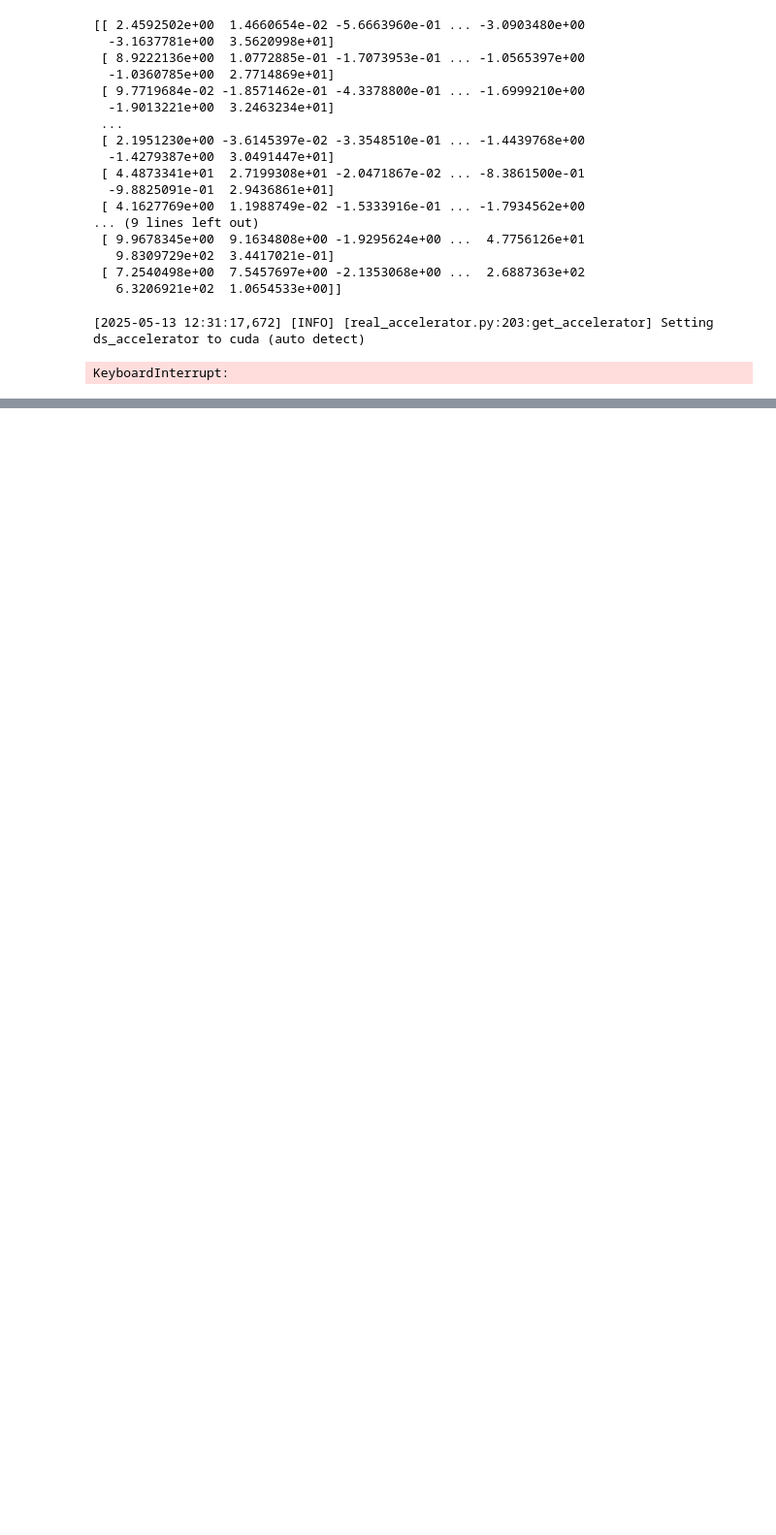
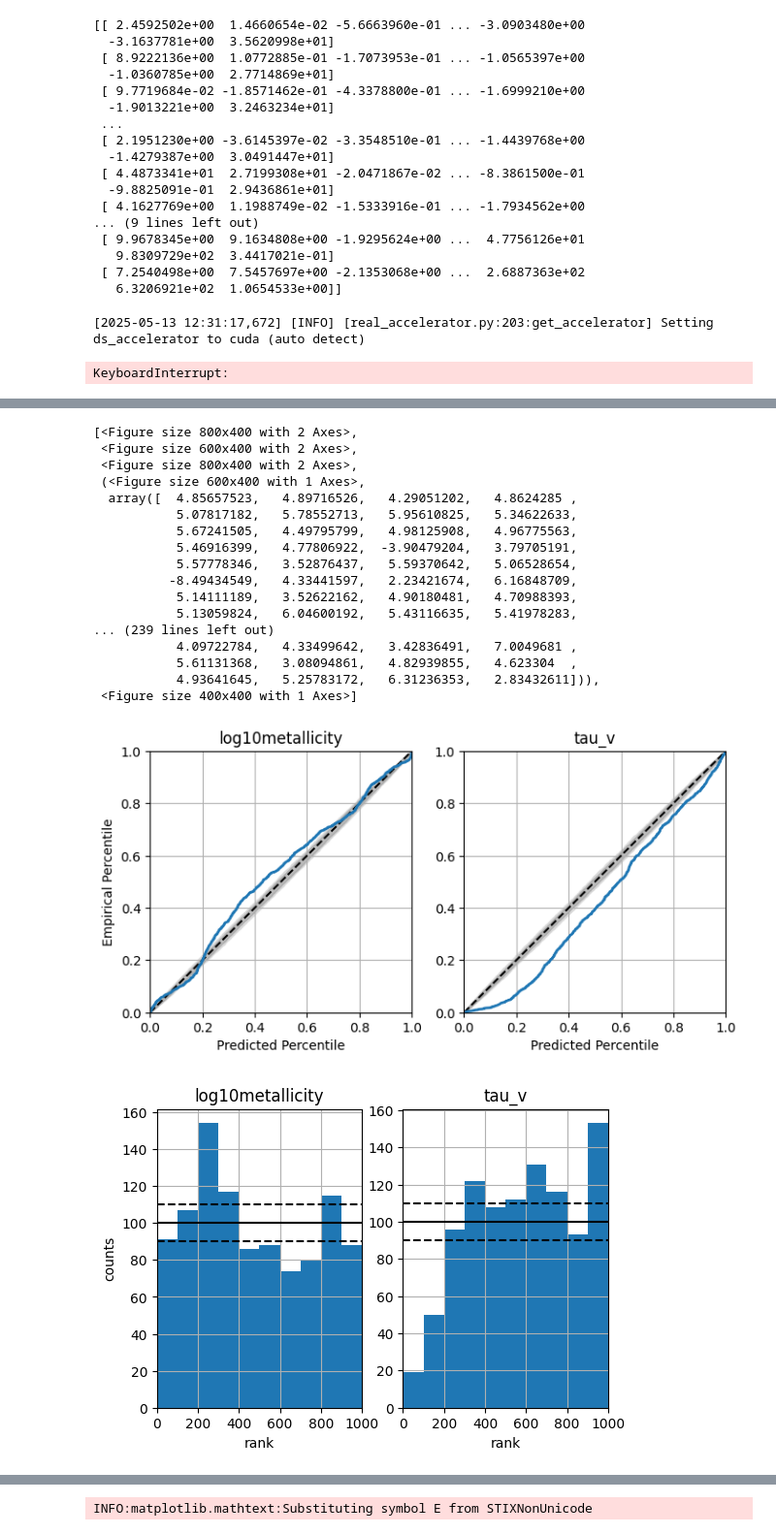
Before and after one commit to synthesizer-project/synference, a Jupyter notebook: scripts/online/online_learning.ipynb, the cells around one changed output, grey strips where cells are left out. Shown at 97% size. Cells and saved outputs as stored; diff of their text form; code cells hidden in the pictures; blank space fills up the shorter version.

```diff
--- a/scripts/online/online_learning.ipynb
+++ b/scripts/online/online_learning.ipynb
@@ -299,0 +404,3 @@ KeyboardInterrupt:
+# %%
+fitter.plot_coverage()
+# %% [output]
@@ -299,0 +413,19 @@ KeyboardInterrupt:
+[<Figure size 800x400 with 2 Axes>,
+ <Figure size 600x400 with 2 Axes>,
+ <Figure size 800x400 with 2 Axes>,
+ (<Figure size 600x400 with 1 Axes>,
+  array([  4.85657523,   4.89716526,   4.29051202,   4.8624285 ,
+           5.07817182,   5.78552713,   5.95610825,   5.34622633,
+           5.67241505,   4.49795799,   4.98125908,   4.96775563,
+           5.46916399,   4.77806922,  -3.90479204,   3.79705191,
+           5.57778346,   3.52876437,   5.59370642,   5.06528654,
+          -8.49434549,   4.33441597,   2.23421674,   6.16848709,
+           5.14111189,   3.52622162,   4.90180481,   4.70988393,
+           5.13059824,   6.04600192,   5.43116635,   5.41978283,
+... (239 lines left out)
+           4.09722784,   4.33499642,   3.42836491,   7.0049681 ,
+           5.61131368,   3.08094861,   4.82939855,   4.623304  ,
+           4.93641645,   5.25783172,   6.31236353,   2.83432611])),
+ <Figure size 400x400 with 1 Axes>]
+[figure, added]
+[figure, added]
@@ -299,0 +433 @@ KeyboardInterrupt:
+INFO:matplotlib.mathtext:Substituting symbol E from STIXNonUnicode
```
Also changed, not shown: parts of 9 cells of this notebook, 14 other files.
